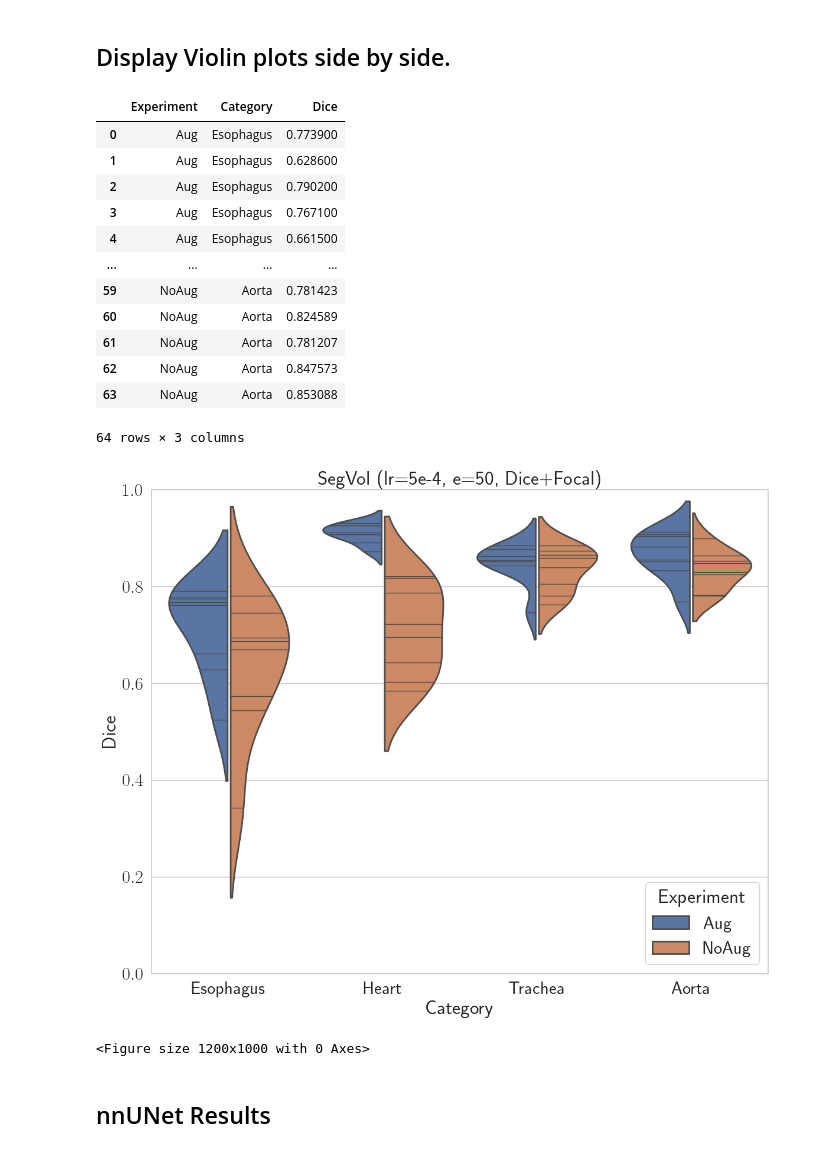
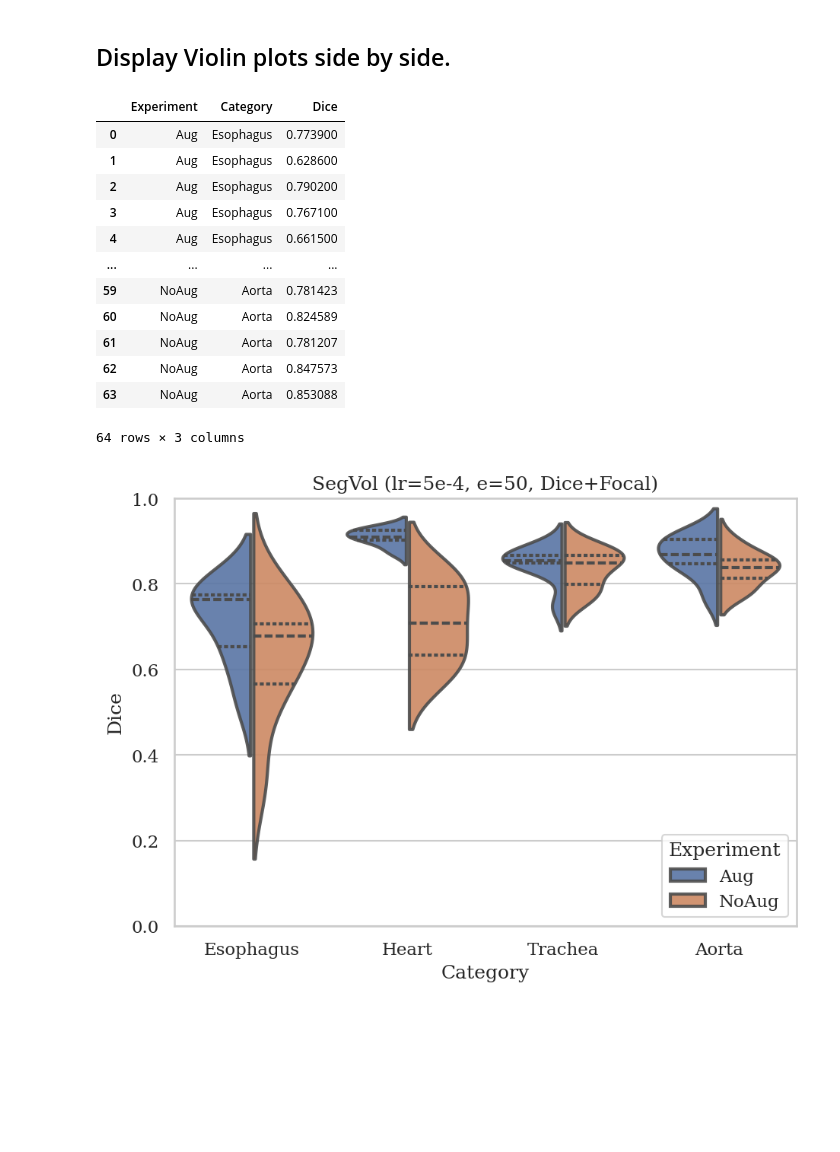
Before and after one commit to danilotpnta/ai4mi_project, a Jupyter notebook: notebooks/plotting.ipynb, the cells around one changed output. Cells and saved outputs as stored; diff of their text form; code cells hidden in the pictures; blank space fills up the shorter version.

```diff
--- a/notebooks/plotting.ipynb
+++ b/notebooks/plotting.ipynb
@@ -14,12 +14,28 @@ sns.set_theme(
     context="notebook",
     style="whitegrid",
     palette="deep",
-    font="sans-serif",
-    font_scale=2,
+    font="serif",
+    font_scale=1,
     color_codes=True,
-    rc=None,
+    rc={"figure.dpi": 150},
 )
 
 curdir = Path.cwd()
 sys.path.append(str(curdir.parent))
 from utils.metrics import dice_batch
+
+results_path = curdir.parent / "results"
+data_path = curdir.parent / "data"
+
+dataset = "segthor_train"  # 3D
+
+categories = ["Background", "Esophagus", "Heart", "Trachea", "Aorta"]
+K = len(categories)
+
+experiments_path = results_path / dataset
+experiments = sorted(list(experiments_path.iterdir()))
+print("Found experiments:")
+for i, exp in enumerate(experiments):
+    print(f"{i}: {exp.stem}")
+
+experiment = experiments[1]
@@ -28,14 +47,0 @@ from utils.metrics import dice_batch
-# %%
-results_path = curdir.parent / "results"
-data_path = curdir.parent / "data"
-
-dataset = "segthor_train"  # 3D
-
-categories = ["Background", "Esophagus", "Heart", "Trachea", "Aorta"]
-K = len(categories)
-
-experiments_path = results_path / dataset
-experiments = list(experiments_path.iterdir())
-print("Found experiments:")
-for i, exp in enumerate(experiments):
-    print(f"{i}: {exp.stem}")
@@ -137,36 +139,34 @@ sns.violinplot(
     x="Category",
     y="Dice",
     hue="Experiment",
     density_norm="count",
     native_scale=True,
     linewidth=2,
     gap=0.05,
     common_norm=False,
     split=True,
-    inner="stick",
+    inner="quart",
+    alpha=0.9,
 )
+
 plt.ylim(0, 1)
 plt.ylabel("Dice")
 plt.title(f"SegVol (lr=5e-4, e=50, Dice+Focal)")
 plt.tight_layout()
-plt.show()
 save_dir = curdir / "dice_pred_aug_vs_noaug.png"
 plt.savefig(save_dir, bbox_inches="tight")
 # %% [output]
 |  | Experiment | Category | Dice |
 | 0 | Aug | Esophagus | 0.773900 |
 | 1 | Aug | Esophagus | 0.628600 |
 | 2 | Aug | Esophagus | 0.790200 |
 | 3 | Aug | Esophagus | 0.767100 |
 | 4 | Aug | Esophagus | 0.661500 |
 | ... | ... | ... | ... |
 | 59 | NoAug | Aorta | 0.781423 |
 | 60 | NoAug | Aorta | 0.824589 |
 | 61 | NoAug | Aorta | 0.781207 |
 | 62 | NoAug | Aorta | 0.847573 |
 | 63 | NoAug | Aorta | 0.853088 |
 64 rows × 3 columns
-[figure, old version]
+[figure, new version]
-<Figure size 1200x1000 with 0 Axes>
-# %% [markdown]
-## nnUNet Results
```
Also changed, not shown: parts of 9 cells of this notebook, 2 other files.
